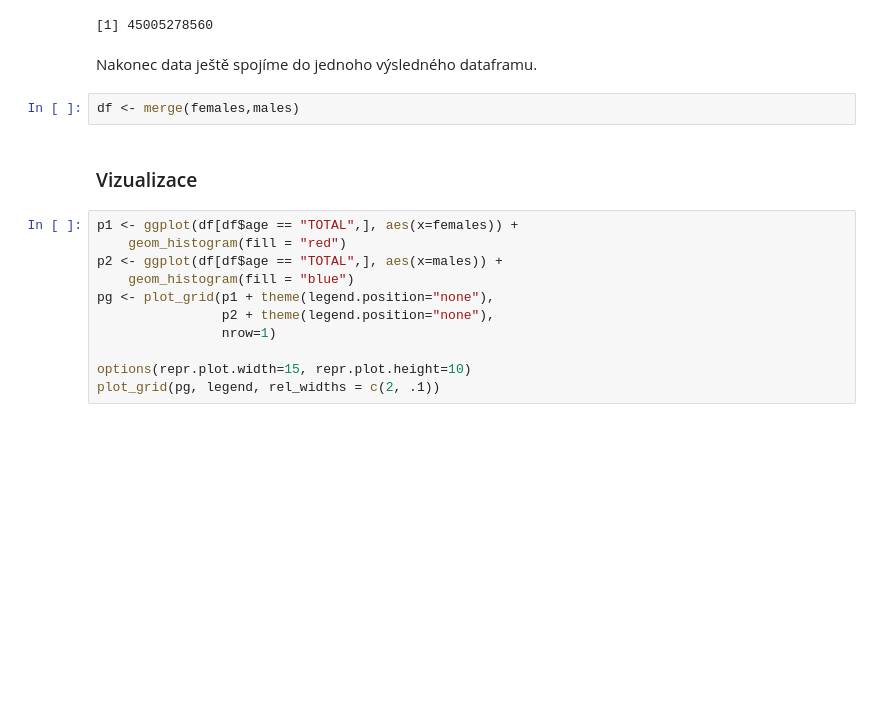
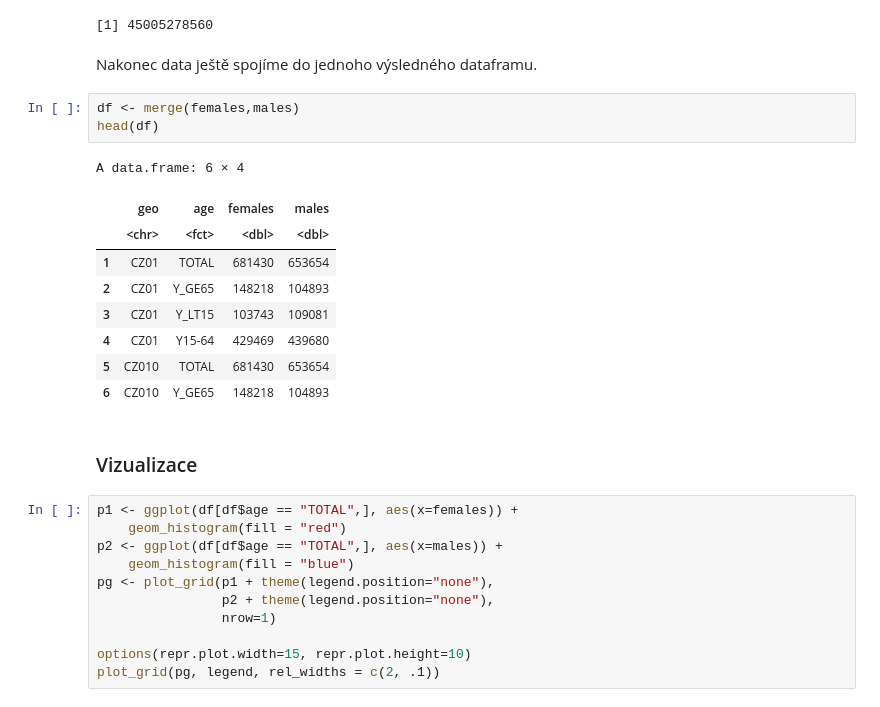
Before and after one commit to JahyLuky/PRS, a Jupyter notebook: hw1/hw1.ipynb, the cells around one changed output. Drawn from its saved outputs; the diff is of its cells as text; blank space fills up the shorter version.

```diff
--- a/hw1/hw1.ipynb
+++ b/hw1/hw1.ipynb
@@ -221,6 +211,17 @@ print(var(males$males))
 Nakonec data ještě spojíme do jednoho výsledného dataframu.
 # %%
 df <- merge(females,males)
+head(df)
+# %% [output]
+A data.frame: 6 × 4
+|  | geo | age | females | males |
+|  | <chr> | <fct> | <dbl> | <dbl> |
+| 1 | CZ01 | TOTAL | 681430 | 653654 |
+| 2 | CZ01 | Y_GE65 | 148218 | 104893 |
+| 3 | CZ01 | Y_LT15 | 103743 | 109081 |
+| 4 | CZ01 | Y15-64 | 429469 | 439680 |
+| 5 | CZ010 | TOTAL | 681430 | 653654 |
+| 6 | CZ010 | Y_GE65 | 148218 | 104893 |
 # %% [markdown]
 <h3>Vizualizace</h3>
 # %%
```
Also changed, not shown: parts of 31 cells of this notebook.
